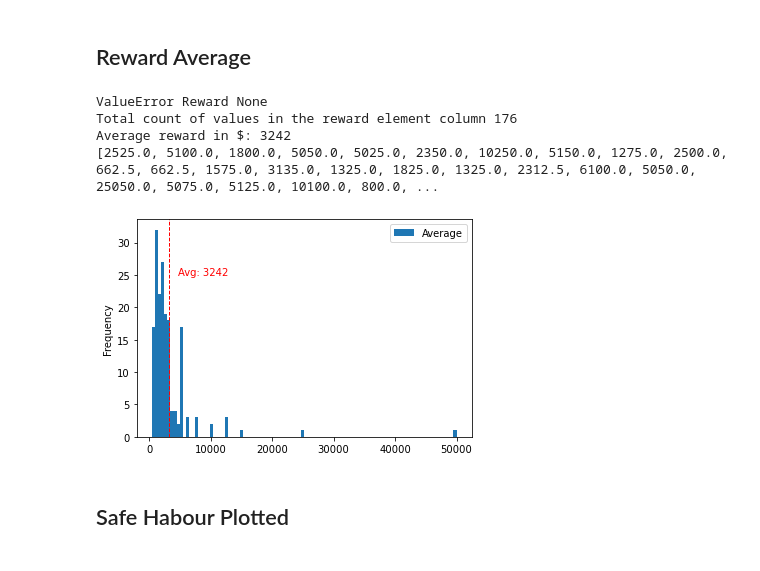
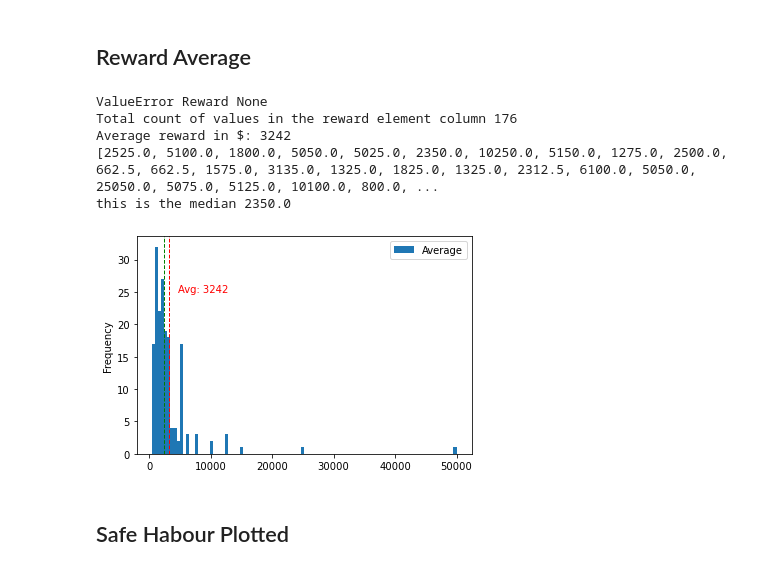
Before and after one commit to patrickahrend/data-analytics-bugcrowd, a Jupyter notebook: src/analytics_notebook.ipynb, the cells around one changed output. Cells and saved outputs as stored; diff of their text form; code cells hidden in the pictures.

```diff
--- a/src/analytics_notebook.ipynb
+++ b/src/analytics_notebook.ipynb
@@ -103,7 +103,6 @@ Average number of hacks: 526
 # %% [markdown]
 ## Reward Average
 # %%
-import csv
 # Open the CSV file
 with open("/Users/patrickahrend/Developer/data-analytics-bugcrowd/data-octa/BugCrowd-Program-V3.csv", 'r') as f:
   # Create a CSV reader
@@ -142,34 +141,38 @@ with open("/Users/patrickahrend/Developer/data-analytics-bugcrowd/data-octa/BugC
       upper = int(upper) if upper else None
     except ValueError:
       print("ValueError", lower, upper)
 
       continue
 
     # Calculate the average of the lower and upper bounds
     if upper:
       average = (lower + upper) / 2
       total_average += average
       averages.append(average)
     else:
       average = lower
       total_average += average
       averages.append(average)
 
 
   print("Total count of values in the reward element column",count)
   print("Average reward in $:", int(total_average / count))
   print(averages)
   df = pd.DataFrame(averages, columns=["Average"])
   df.plot.hist(bins=100)
   df_average = df["Average"].mean()
+  df_median= df["Average"].median()
+  print("this is the median",df_median)
+  plt.axvline(df_median, color="g", linestyle="dashed", linewidth=1)
   plt.axvline(df_average, color="r", linestyle="dashed", linewidth=1)
   plt.text(max_value, 25, "Avg: " + str(int(df_average)), color="r")
 # %% [output]
 ValueError Reward None
 Total count of values in the reward element column 176
 Average reward in $: 3242
 [2525.0, 5100.0, 1800.0, 5050.0, 5025.0, 2350.0, 10250.0, 5150.0, 1275.0, 2500.0, 662.5, 662.5, 1575.0, 3135.0, 1325.0, 1825.0, 1325.0, 2312.5, 6100.0, 5050.0, 25050.0, 5075.0, 5125.0, 10100.0, 800.0, ...
+this is the median 2350.0
-[figure, old version]
+[figure, new version]
 # %% [markdown]
 ## Safe Habour Plotted
 # %%
```
Also changed, not shown: parts of 8 cells of this notebook.
